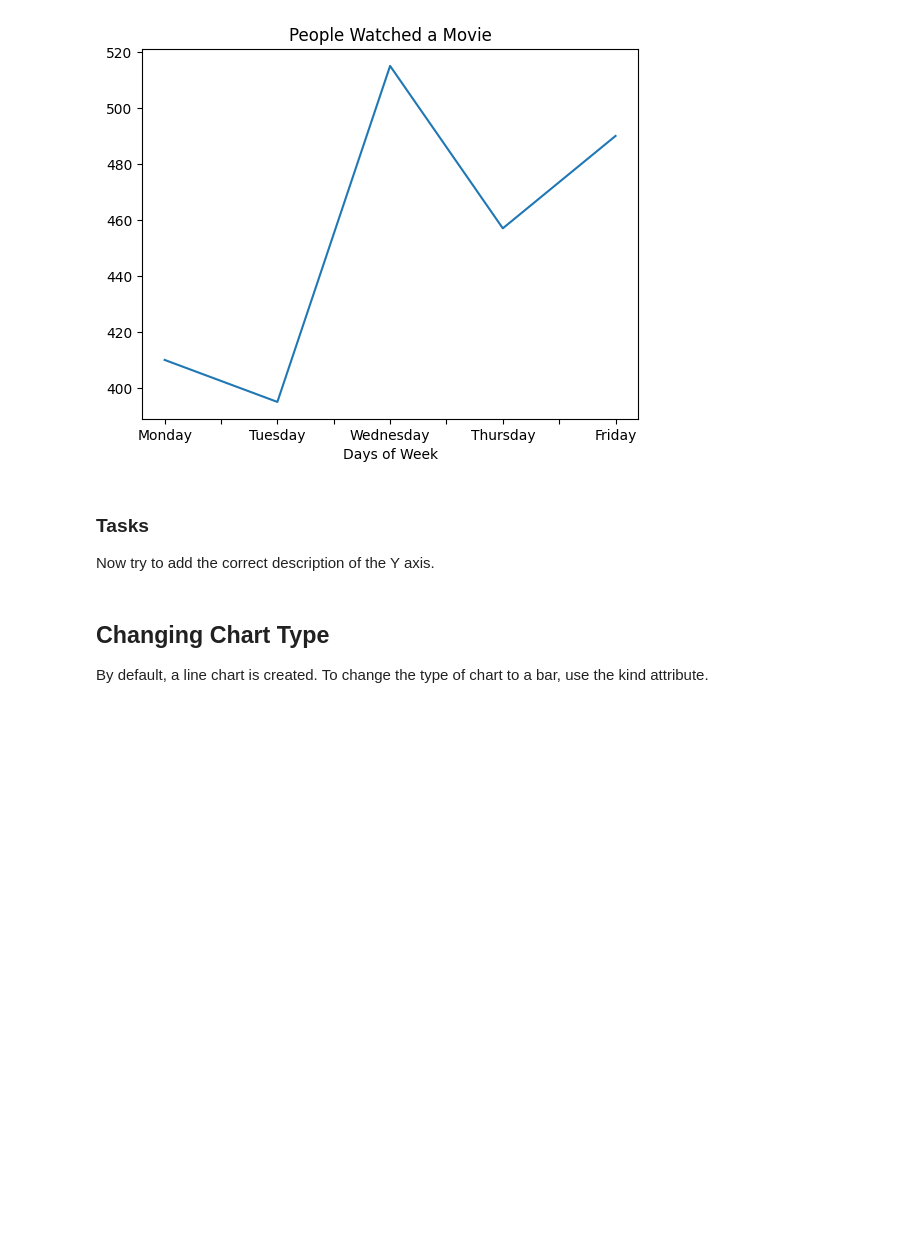
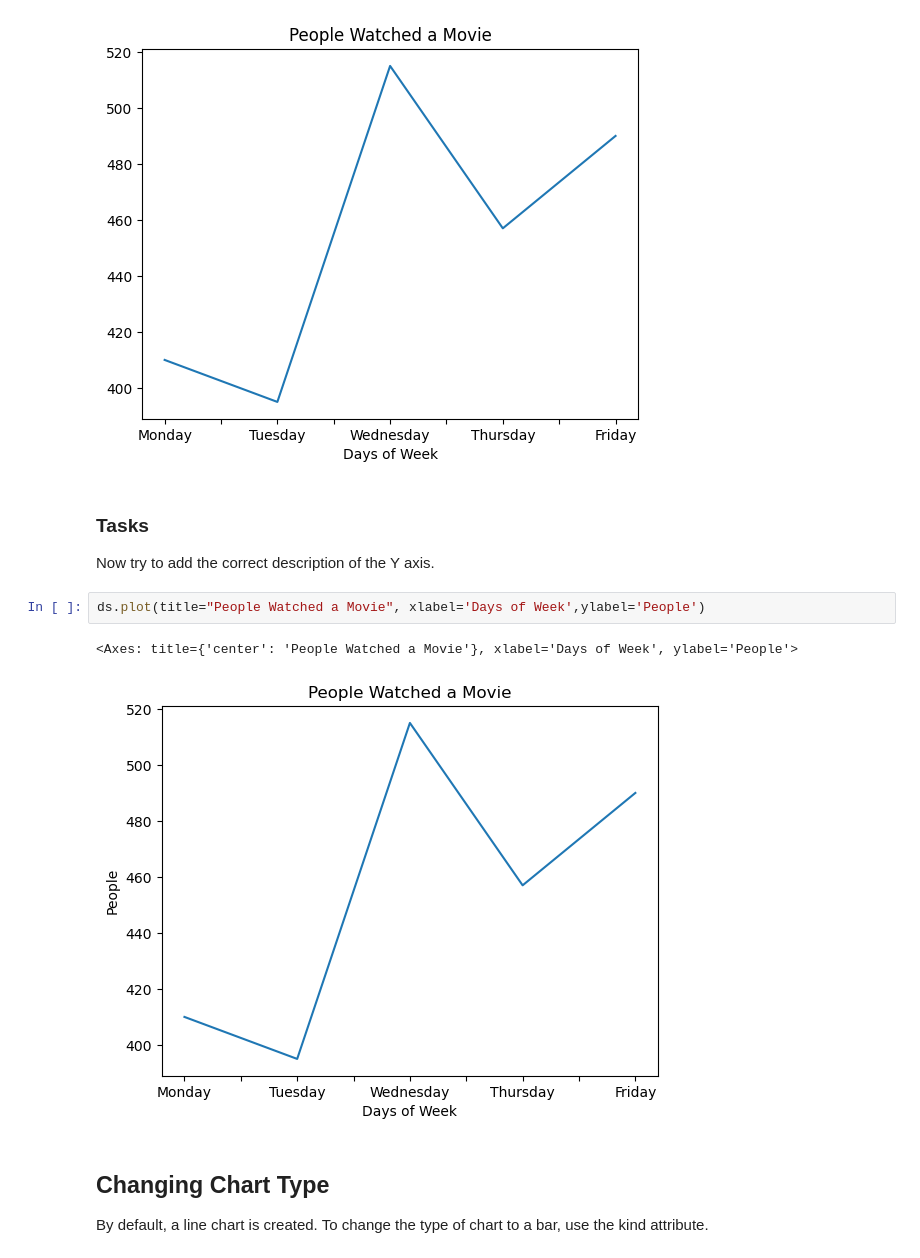
Before and after one commit to MikolajSuchan/ProAndVis, a Jupyter notebook: Zajęcia 4/series-chart.ipynb, the cells around one changed output. Cells and saved outputs as stored; diff of their text form; blank space fills up the shorter version.

```diff
--- a/Zajęcia 4/series-chart.ipynb
+++ b/Zajęcia 4/series-chart.ipynb
@@ -70,6 +80,11 @@ ds.plot(title="People Watched a Movie", xlabel='Days of Week')
 ### Tasks
 
 Now try to add the correct description of the Y axis.
+# %%
+ds.plot(title="People Watched a Movie", xlabel='Days of Week',ylabel='People')
+# %% [output]
+<Axes: title={'center': 'People Watched a Movie'}, xlabel='Days of Week', ylabel='People'>
+[figure, added]
 # %% [markdown]
 ## Changing Chart Type
 
```
Also changed, not shown: parts of 5 cells of this notebook, 2 other files.
